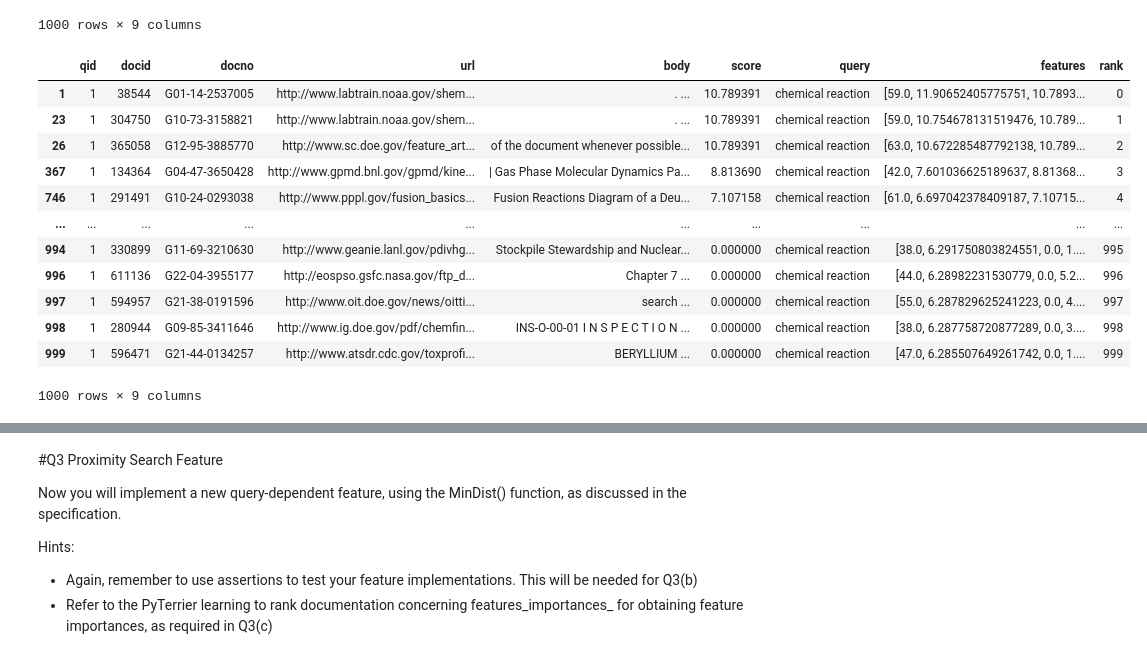
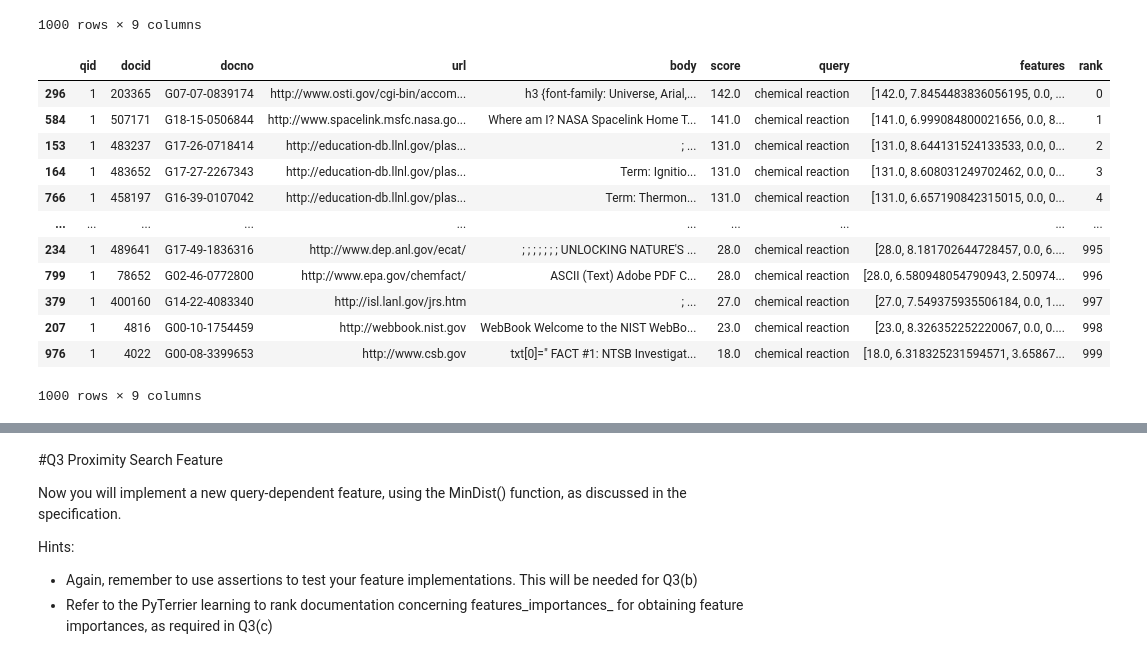
Before and after one commit to podyssea/InformationRetrieval, a Jupyter notebook: InformationRetrievalExercise2_2210049p.ipynb, the cells around one changed output, grey strips where cells are left out. Drawn from its saved outputs; the diff is of its cells as text; code cells hidden in the pictures.

```diff
--- a/InformationRetrievalExercise2_2210049p.ipynb
+++ b/InformationRetrievalExercise2_2210049p.ipynb
@@ -313,16 +335,21 @@ feature_scores = boosted_model >> pt.ltr.feature_to_score(2)
+# %%
+feature_scores_0 = boosted_model >> pt.ltr.feature_to_score(0)
+feature_scores_1 = boosted_model >> pt.ltr.feature_to_score(1)
+feature_scores_2 = boosted_model >> pt.ltr.feature_to_score(2)
+feature_scores_3 = boosted_model >> pt.ltr.feature_to_score(3)
 # %%
-feature_scores.search("chemical reaction")
+feature_scores_0.search("chemical reaction")
 # %% [output]
 |  | qid | docid | docno | url | body | score | query | features | rank |
-| 1 | 1 | 38544 | G01-14-2537005 | http://www.labtrain.noaa.gov/shem... | . ... | 10.789391 | chemical reaction | [59.0, 11.90652405775751, 10.7893... | 0 |
-| 23 | 1 | 304750 | G10-73-3158821 | http://www.labtrain.noaa.gov/shem... | . ... | 10.789391 | chemical reaction | [59.0, 10.754678131519476, 10.789... | 1 |
-| 26 | 1 | 365058 | G12-95-3885770 | http://www.sc.doe.gov/feature_art... | of the document whenever possible... | 10.789391 | chemical reaction | [63.0, 10.672285487792138, 10.789... | 2 |
-| 367 | 1 | 134364 | G04-47-3650428 | http://www.gpmd.bnl.gov/gpmd/kine... | | Gas Phase Molecular Dynamics Pa... | 8.813690 | chemical reaction | [42.0, 7.601036625189637, 8.81368... | 3 |
-| 746 | 1 | 291491 | G10-24-0293038 | http://www.pppl.gov/fusion_basics... | Fusion Reactions Diagram of a Deu... | 7.107158 | chemical reaction | [61.0, 6.697042378409187, 7.10715... | 4 |
+| 296 | 1 | 203365 | G07-07-0839174 | http://www.osti.gov/cgi-bin/accom... | h3 {font-family: Universe, Arial,... | 142.0 | chemical reaction | [142.0, 7.8454483836056195, 0.0, ... | 0 |
+| 584 | 1 | 507171 | G18-15-0506844 | http://www.spacelink.msfc.nasa.go... | Where am I? NASA Spacelink Home T... | 141.0 | chemical reaction | [141.0, 6.999084800021656, 0.0, 8... | 1 |
+| 153 | 1 | 483237 | G17-26-0718414 | http://education-db.llnl.gov/plas... | ; ... | 131.0 | chemical reaction | [131.0, 8.644131524133533, 0.0, 0... | 2 |
+| 164 | 1 | 483652 | G17-27-2267343 | http://education-db.llnl.gov/plas... | Term: Ignitio... | 131.0 | chemical reaction | [131.0, 8.608031249702462, 0.0, 0... | 3 |
+| 766 | 1 | 458197 | G16-39-0107042 | http://education-db.llnl.gov/plas... | Term: Thermon... | 131.0 | chemical reaction | [131.0, 6.657190842315015, 0.0, 0... | 4 |
 | ... | ... | ... | ... | ... | ... | ... | ... | ... | ... |
-| 994 | 1 | 330899 | G11-69-3210630 | http://www.geanie.lanl.gov/pdivhg... | Stockpile Stewardship and Nuclear... | 0.000000 | chemical reaction | [38.0, 6.291750803824551, 0.0, 1.... | 995 |
-| 996 | 1 | 611136 | G22-04-3955177 | http://eospso.gsfc.nasa.gov/ftp_d... | Chapter 7 ... | 0.000000 | chemical reaction | [44.0, 6.28982231530779, 0.0, 5.2... | 996 |
-| 997 | 1 | 594957 | G21-38-0191596 | http://www.oit.doe.gov/news/oitti... | search ... | 0.000000 | chemical reaction | [55.0, 6.287829625241223, 0.0, 4.... | 997 |
-| 998 | 1 | 280944 | G09-85-3411646 | http://www.ig.doe.gov/pdf/chemfin... | INS-O-00-01 I N S P E C T I O N ... | 0.000000 | chemical reaction | [38.0, 6.287758720877289, 0.0, 3.... | 998 |
-| 999 | 1 | 596471 | G21-44-0134257 | http://www.atsdr.cdc.gov/toxprofi... | BERYLLIUM ... | 0.000000 | chemical reaction | [47.0, 6.285507649261742, 0.0, 1.... | 999 |
+| 234 | 1 | 489641 | G17-49-1836316 | http://www.dep.anl.gov/ecat/ | ; ; ; ; ; ; ; UNLOCKING NATURE'S ... | 28.0 | chemical reaction | [28.0, 8.181702644728457, 0.0, 6.... | 995 |
+| 799 | 1 | 78652 | G02-46-0772800 | http://www.epa.gov/chemfact/ | ASCII (Text) Adobe PDF C... | 28.0 | chemical reaction | [28.0, 6.580948054790943, 2.50974... | 996 |
+| 379 | 1 | 400160 | G14-22-4083340 | http://isl.lanl.gov/jrs.htm | ; ... | 27.0 | chemical reaction | [27.0, 7.549375935506184, 0.0, 1.... | 997 |
+| 207 | 1 | 4816 | G00-10-1754459 | http://webbook.nist.gov | WebBook Welcome to the NIST WebBo... | 23.0 | chemical reaction | [23.0, 8.326352252220067, 0.0, 0.... | 998 |
+| 976 | 1 | 4022 | G00-08-3399653 | http://www.csb.gov | txt[0]=" FACT #1: NTSB Investigat... | 18.0 | chemical reaction | [18.0, 6.318325231594571, 3.65867... | 999 |
 1000 rows × 9 columns
```
Also changed, not shown: parts of 11 cells of this notebook.
